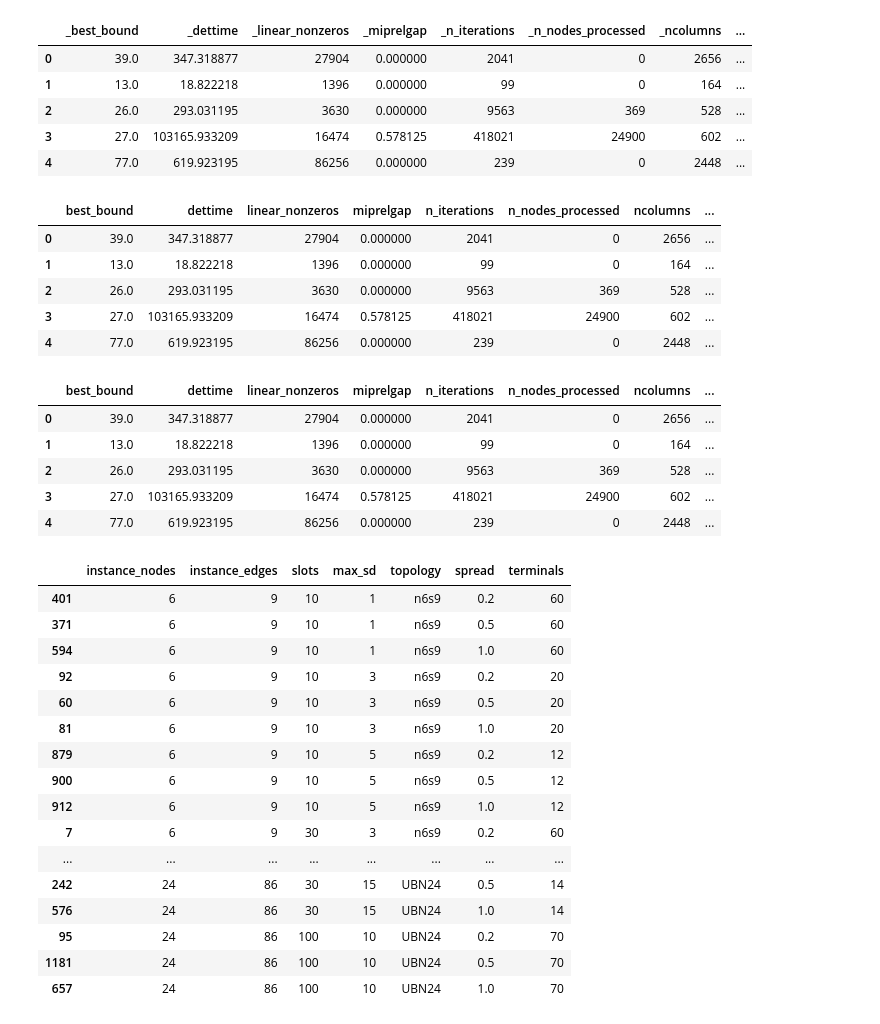
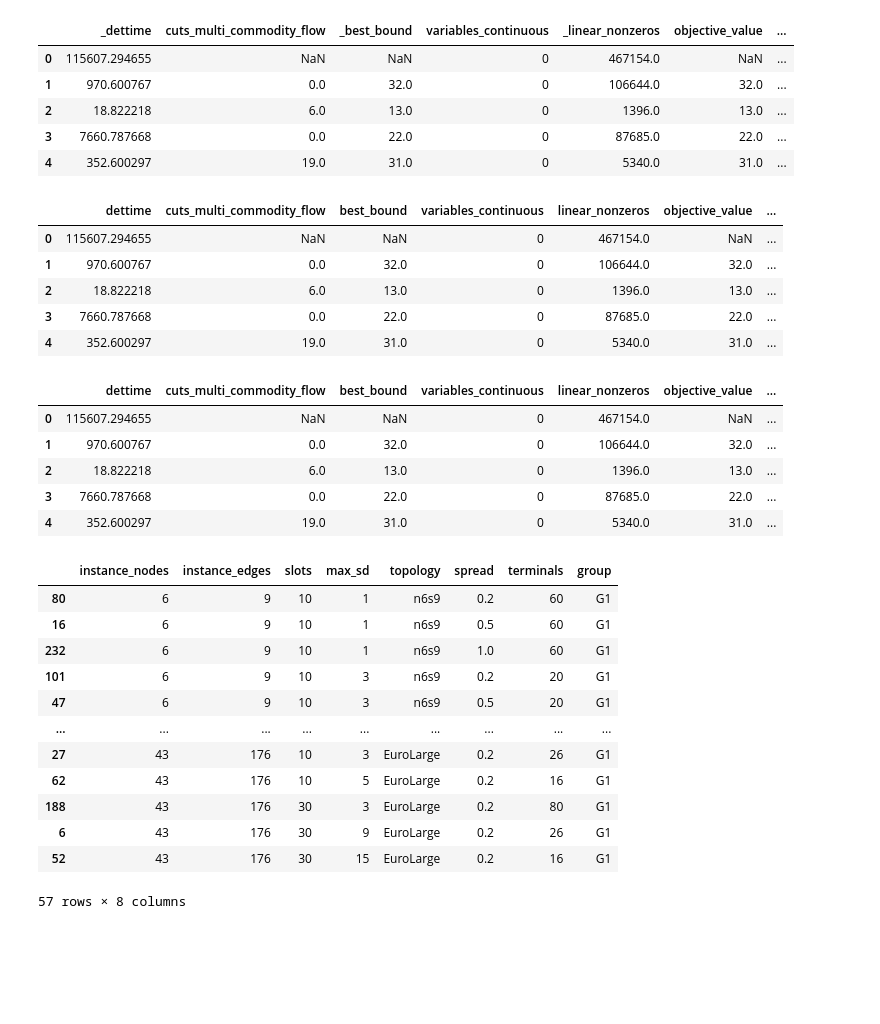
Before and after one commit to nacho692/mrsa, a Jupyter notebook: experimentation/experimentation.ipynb, the cells around one changed output. Saved outputs shown, nothing was run; the diff lists cells and outputs as text; code cells hidden in the pictures; blank space fills up the shorter version.

```diff
--- a/experimentation/experimentation.ipynb
+++ b/experimentation/experimentation.ipynb
@@ -5,13 +11,14 @@ pd.set_option('display.expand_frame_repr', False)
 # %%
-df = pd.read_csv("data.csv")
+df = pd.read_csv("group_1.csv")
+df["group"] = "G1"
 df.head()
 # %% [output]
-|  | _best_bound | _dettime | _linear_nonzeros | _miprelgap | _n_iterations | _n_nodes_processed | _ncolumns | ... |
-| 0 | 39.0 | 347.318877 | 27904 | 0.000000 | 2041 | 0 | 2656 | ... |
-| 1 | 13.0 | 18.822218 | 1396 | 0.000000 | 99 | 0 | 164 | ... |
-| 2 | 26.0 | 293.031195 | 3630 | 0.000000 | 9563 | 369 | 528 | ... |
-| 3 | 27.0 | 103165.933209 | 16474 | 0.578125 | 418021 | 24900 | 602 | ... |
-| 4 | 77.0 | 619.923195 | 86256 | 0.000000 | 239 | 0 | 2448 | ... |
+|  | _dettime | cuts_multi_commodity_flow | _best_bound | variables_continuous | _linear_nonzeros | objective_value | ... |
+| 0 | 115607.294655 | NaN | NaN | 0 | 467154.0 | NaN | ... |
+| 1 | 970.600767 | 0.0 | 32.0 | 0 | 106644.0 | 32.0 | ... |
+| 2 | 18.822218 | 6.0 | 13.0 | 0 | 1396.0 | 13.0 | ... |
+| 3 | 7660.787668 | 0.0 | 22.0 | 0 | 87685.0 | 22.0 | ... |
+| 4 | 352.600297 | 19.0 | 31.0 | 0 | 5340.0 | 31.0 | ... |
 # %%
 # Remove underscore from column names
 def rename(x: str):
@@ -23,12 +30,12 @@ def rename(x: str):
 df = df.rename(columns=rename)
 df.head()
 # %% [output]
-|  | best_bound | dettime | linear_nonzeros | miprelgap | n_iterations | n_nodes_processed | ncolumns | ... |
-| 0 | 39.0 | 347.318877 | 27904 | 0.000000 | 2041 | 0 | 2656 | ... |
-| 1 | 13.0 | 18.822218 | 1396 | 0.000000 | 99 | 0 | 164 | ... |
-| 2 | 26.0 | 293.031195 | 3630 | 0.000000 | 9563 | 369 | 528 | ... |
-| 3 | 27.0 | 103165.933209 | 16474 | 0.578125 | 418021 | 24900 | 602 | ... |
-| 4 | 77.0 | 619.923195 | 86256 | 0.000000 | 239 | 0 | 2448 | ... |
+|  | dettime | cuts_multi_commodity_flow | best_bound | variables_continuous | linear_nonzeros | objective_value | ... |
+| 0 | 115607.294655 | NaN | NaN | 0 | 467154.0 | NaN | ... |
+| 1 | 970.600767 | 0.0 | 32.0 | 0 | 106644.0 | 32.0 | ... |
+| 2 | 18.822218 | 6.0 | 13.0 | 0 | 1396.0 | 13.0 | ... |
+| 3 | 7660.787668 | 0.0 | 22.0 | 0 | 87685.0 | 22.0 | ... |
+| 4 | 352.600297 | 19.0 | 31.0 | 0 | 5340.0 | 31.0 | ... |
 # %%
 # Split instance data to columns
 def name_to_values(name):
@@ -60,35 +67,29 @@ df = pd.concat([df, df["name_values"].apply(pd.Series)], axis=1)
 df.drop("name_values", axis=1, inplace=True)
 df.head()
 # %% [output]
-|  | best_bound | dettime | linear_nonzeros | miprelgap | n_iterations | n_nodes_processed | ncolumns | ... |
-| 0 | 39.0 | 347.318877 | 27904 | 0.000000 | 2041 | 0 | 2656 | ... |
-| 1 | 13.0 | 18.822218 | 1396 | 0.000000 | 99 | 0 | 164 | ... |
-| 2 | 26.0 | 293.031195 | 3630 | 0.000000 | 9563 | 369 | 528 | ... |
-| 3 | 27.0 | 103165.933209 | 16474 | 0.578125 | 418021 | 24900 | 602 | ... |
-| 4 | 77.0 | 619.923195 | 86256 | 0.000000 | 239 | 0 | 2448 | ... |
+|  | dettime | cuts_multi_commodity_flow | best_bound | variables_continuous | linear_nonzeros | objective_value | ... |
+| 0 | 115607.294655 | NaN | NaN | 0 | 467154.0 | NaN | ... |
+| 1 | 970.600767 | 0.0 | 32.0 | 0 | 106644.0 | 32.0 | ... |
+| 2 | 18.822218 | 6.0 | 13.0 | 0 | 1396.0 | 13.0 | ... |
+| 3 | 7660.787668 | 0.0 | 22.0 | 0 | 87685.0 | 22.0 | ... |
+| 4 | 352.600297 | 19.0 | 31.0 | 0 | 5340.0 | 31.0 | ... |
 # %%
-pd.set_option('display.max_rows', 514)
-
-instances = df[["instance_nodes", "instance_edges", "slots", "max_sd", "topology", "spread", "terminals"]].drop_duplicates(
+instances = df[["instance_nodes", "instance_edges", "slots", "max_sd", "topology", "spread", "terminals", "group"]].drop_duplicates(
 ).sort_values(["instance_nodes", "instance_edges", "slots", "max_sd", "topology", "spread", "terminals"])
 instances
 # %% [output]
-|  | instance_nodes | instance_edges | slots | max_sd | topology | spread | terminals |
-| 401 | 6 | 9 | 10 | 1 | n6s9 | 0.2 | 60 |
-| 371 | 6 | 9 | 10 | 1 | n6s9 | 0.5 | 60 |
-| 594 | 6 | 9 | 10 | 1 | n6s9 | 1.0 | 60 |
-| 92 | 6 | 9 | 10 | 3 | n6s9 | 0.2 | 20 |
-| 60 | 6 | 9 | 10 | 3 | n6s9 | 0.5 | 20 |
-| 81 | 6 | 9 | 10 | 3 | n6s9 | 1.0 | 20 |
-| 879 | 6 | 9 | 10 | 5 | n6s9 | 0.2 | 12 |
-| 900 | 6 | 9 | 10 | 5 | n6s9 | 0.5 | 12 |
-| 912 | 6 | 9 | 10 | 5 | n6s9 | 1.0 | 12 |
-| 7 | 6 | 9 | 30 | 3 | n6s9 | 0.2 | 60 |
-| ... | ... | ... | ... | ... | ... | ... | ... |
-| 242 | 24 | 86 | 30 | 15 | UBN24 | 0.5 | 14 |
-| 576 | 24 | 86 | 30 | 15 | UBN24 | 1.0 | 14 |
-| 95 | 24 | 86 | 100 | 10 | UBN24 | 0.2 | 70 |
-| 1181 | 24 | 86 | 100 | 10 | UBN24 | 0.5 | 70 |
-| 657 | 24 | 86 | 100 | 10 | UBN24 | 1.0 | 70 |
+|  | instance_nodes | instance_edges | slots | max_sd | topology | spread | terminals | group |
+| 80 | 6 | 9 | 10 | 1 | n6s9 | 0.2 | 60 | G1 |
+| 16 | 6 | 9 | 10 | 1 | n6s9 | 0.5 | 60 | G1 |
+| 232 | 6 | 9 | 10 | 1 | n6s9 | 1.0 | 60 | G1 |
+| 101 | 6 | 9 | 10 | 3 | n6s9 | 0.2 | 20 | G1 |
+| 47 | 6 | 9 | 10 | 3 | n6s9 | 0.5 | 20 | G1 |
+| ... | ... | ... | ... | ... | ... | ... | ... | ... |
+| 27 | 43 | 176 | 10 | 3 | EuroLarge | 0.2 | 26 | G1 |
+| 62 | 43 | 176 | 10 | 5 | EuroLarge | 0.2 | 16 | G1 |
+| 188 | 43 | 176 | 30 | 3 | EuroLarge | 0.2 | 80 | G1 |
+| 6 | 43 | 176 | 30 | 9 | EuroLarge | 0.2 | 26 | G1 |
+| 52 | 43 | 176 | 30 | 15 | EuroLarge | 0.2 | 16 | G1 |
+57 rows × 8 columns
 # %%
 # Map statuses
```
Also changed, not shown: parts of 12 cells of this notebook, 8 other files.
